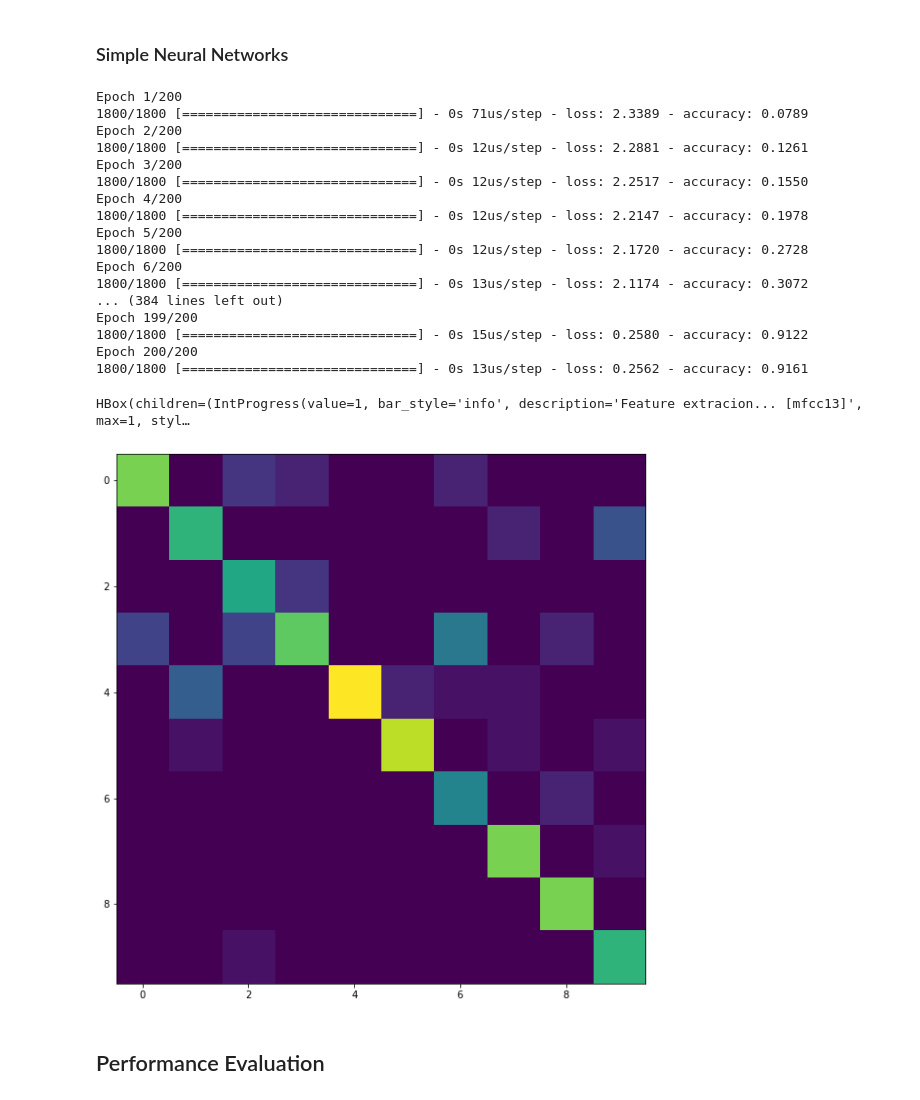
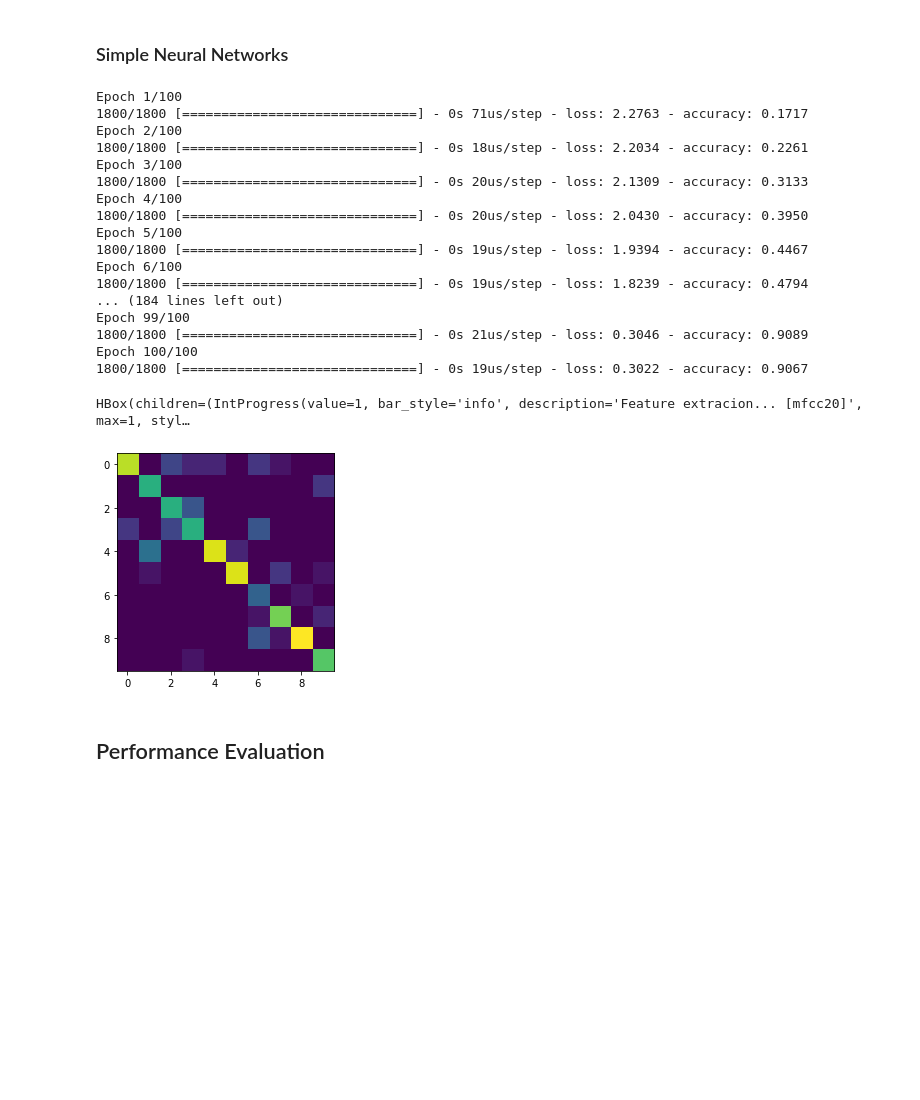
Before and after one commit to andreaco/SpokenDigitClassification, a Jupyter notebook: SpokenDigitClassification.ipynb, the cells around one changed output. Drawn from its saved outputs; the diff is of its cells as text; code cells hidden in the pictures; blank space fills up the shorter version.

```diff
--- a/SpokenDigitClassification.ipynb
+++ b/SpokenDigitClassification.ipynb
@@ -430,63 +428,66 @@ HBox(children=(IntProgress(value=1, bar_style='info', description='Feature extra
 ### Simple Neural Networks
 # %%
 # Feature that we want to use
-fm = "mfcc13"
+fm = "mfcc20"
+
+
+model = Sequential()
+model.add(Dense(15, input_dim=20, activation='tanh'))
+model.add(Dense(12, activation='tanh'))
+model.add(Dense(10, activation='softmax'))
+
+from keras.utils.vis_utils import plot_model
+plot_model(model, to_file='model_plot.png', show_shapes=True, show_layer_names=True)
+
+model.compile(loss='categorical_crossentropy', optimizer='adam', metrics=['accuracy'])
 
 ohe = OneHotEncoder()
 ohe_y_train = ohe.fit_transform(Y_train.astype(int).reshape(-1, 1)).toarray()
 ohe_y_test  = ohe.fit_transform(Y_test .astype(int).reshape(-1, 1)).toarray()
 
-model = Sequential()
-model.add(Dense(20, input_dim=13, activation='tanh'))
-model.add(Dense(15, activation='tanh'))
-model.add(Dense(12, activation='tanh'))
-model.add(Dense(10, activation='softmax'))
-
-model.compile(loss='categorical_crossentropy', optimizer='adam', metrics=['accuracy'])
-
-history = model.fit(train_features_dict[fm], ohe_y_train, epochs=200, batch_size=128)
+history = model.fit(train_features_dict[fm], ohe_y_train, epochs=100, batch_size=64)
 
 # Feature extraction
 test_features = feature_extraction(X_test, fm)
 # Feature scaling
 scalers_dict[fm].transform(test_features)
 
 y_pred = model.predict(test_features)
 
 #Converting predictions to label
 pred = list()
 for i in range(len(y_pred)):
     pred.append(np.argmax(y_pred[i]))
 #Converting one hot encoded test label to label
 test = list()
 for i in range(len(ohe_y_test)):
     test.append(np.argmax(ohe_y_test[i]))
 
 plt.imshow(confusion_matrix(pred, test))
 metrics = compute_metrics(pred, test)
 
 classifiers.append("NN")
 metrics_dict['NN'] = {fm : metrics}
 # %% [output]
-Epoch 1/200
-1800/1800 [==============================] - 0s 71us/step - loss: 2.3389 - accuracy: 0.0789
-Epoch 2/200
-1800/1800 [==============================] - 0s 12us/step - loss: 2.2881 - accuracy: 0.1261
-Epoch 3/200
-1800/1800 [==============================] - 0s 12us/step - loss: 2.2517 - accuracy: 0.1550
-Epoch 4/200
-1800/1800 [==============================] - 0s 12us/step - loss: 2.2147 - accuracy: 0.1978
-Epoch 5/200
-1800/1800 [==============================] - 0s 12us/step - loss: 2.1720 - accuracy: 0.2728
-Epoch 6/200
-1800/1800 [==============================] - 0s 13us/step - loss: 2.1174 - accuracy: 0.3072
-... (384 lines left out)
-Epoch 199/200
-1800/1800 [==============================] - 0s 15us/step - loss: 0.2580 - accuracy: 0.9122
-Epoch 200/200
-1800/1800 [==============================] - 0s 13us/step - loss: 0.2562 - accuracy: 0.9161
+Epoch 1/100
+1800/1800 [==============================] - 0s 71us/step - loss: 2.2763 - accuracy: 0.1717
+Epoch 2/100
+1800/1800 [==============================] - 0s 18us/step - loss: 2.2034 - accuracy: 0.2261
+Epoch 3/100
+1800/1800 [==============================] - 0s 20us/step - loss: 2.1309 - accuracy: 0.3133
+Epoch 4/100
+1800/1800 [==============================] - 0s 20us/step - loss: 2.0430 - accuracy: 0.3950
+Epoch 5/100
+1800/1800 [==============================] - 0s 19us/step - loss: 1.9394 - accuracy: 0.4467
+Epoch 6/100
+1800/1800 [==============================] - 0s 19us/step - loss: 1.8239 - accuracy: 0.4794
+... (184 lines left out)
+Epoch 99/100
+1800/1800 [==============================] - 0s 21us/step - loss: 0.3046 - accuracy: 0.9089
+Epoch 100/100
+1800/1800 [==============================] - 0s 19us/step - loss: 0.3022 - accuracy: 0.9067
-HBox(children=(IntProgress(value=1, bar_style='info', description='Feature extracion... [mfcc13]', max=1, styl…
+HBox(children=(IntProgress(value=1, bar_style='info', description='Feature extracion... [mfcc20]', max=1, styl…
-[figure, old version]
+[figure, new version]
 # %% [markdown]
 ## Performance Evaluation
 # %% [markdown]
```
Also changed, not shown: parts of 5 cells of this notebook.
